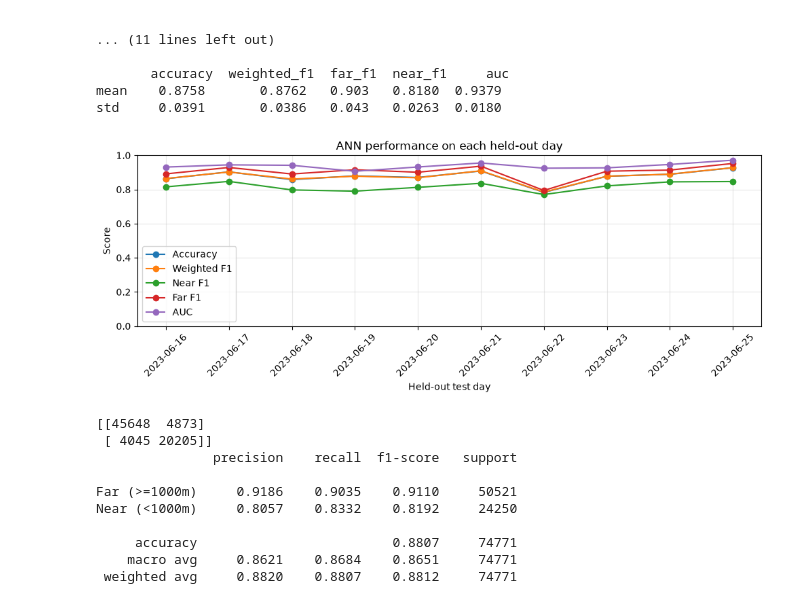
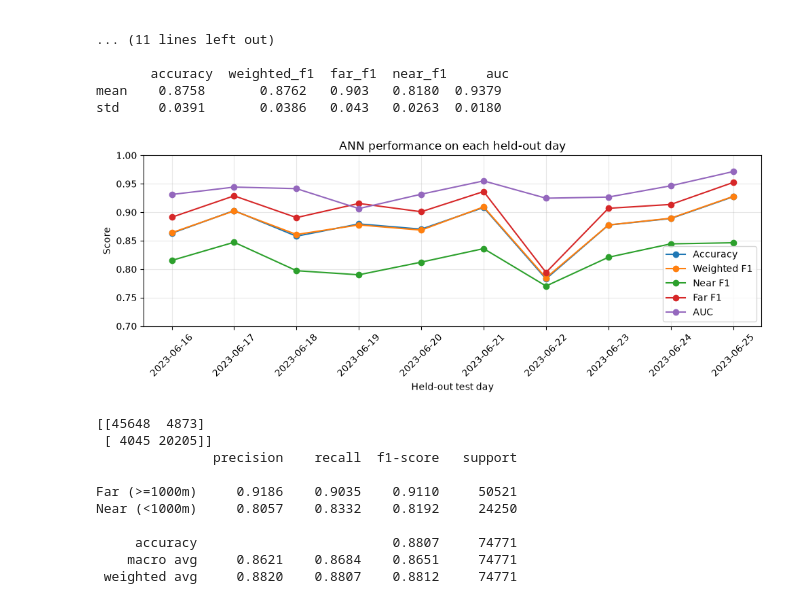
Before and after one commit to urvidamani/Vessel_Detection_DAS, a Jupyter notebook: notebooks/04_ann_10day_cv.ipynb, the cells around one changed output. Drawn from its saved outputs; the diff is of its cells as text; code cells hidden in the pictures.

```diff
--- a/notebooks/04_ann_10day_cv.ipynb
+++ b/notebooks/04_ann_10day_cv.ipynb
@@ -229,20 +229,20 @@ std     0.0391       0.0386   0.043   0.0263  0.0180
 # %%
 plt.figure(figsize=(10,4))
 for col,lab in [("accuracy","Accuracy"),("weighted_f1","Weighted F1"),
                 ("near_f1","Near F1"),("far_f1","Far F1"),("auc","AUC")]:
     plt.plot(df["test_day"],df[col],marker="o",label=lab)
 plt.xticks(rotation=45)
-plt.ylim(0,1)
+plt.ylim(0.7,1.0)
 plt.xlabel("Held-out test day")
 plt.ylabel("Score")
 plt.title("ANN performance on each held-out day")
 plt.legend()
 plt.grid(alpha=0.3)
 plt.tight_layout()
 plt.savefig(figs/"ann_10day_per_fold.png",dpi=300,bbox_inches="tight")
 plt.show()
 # %% [output]
-[figure, old version]
+[figure, new version]
 # %%
 yt=np.concatenate([p[1] for p in pooled])
 yp=np.concatenate([p[2] for p in pooled])
```
Also changed, not shown: 2 other files.
